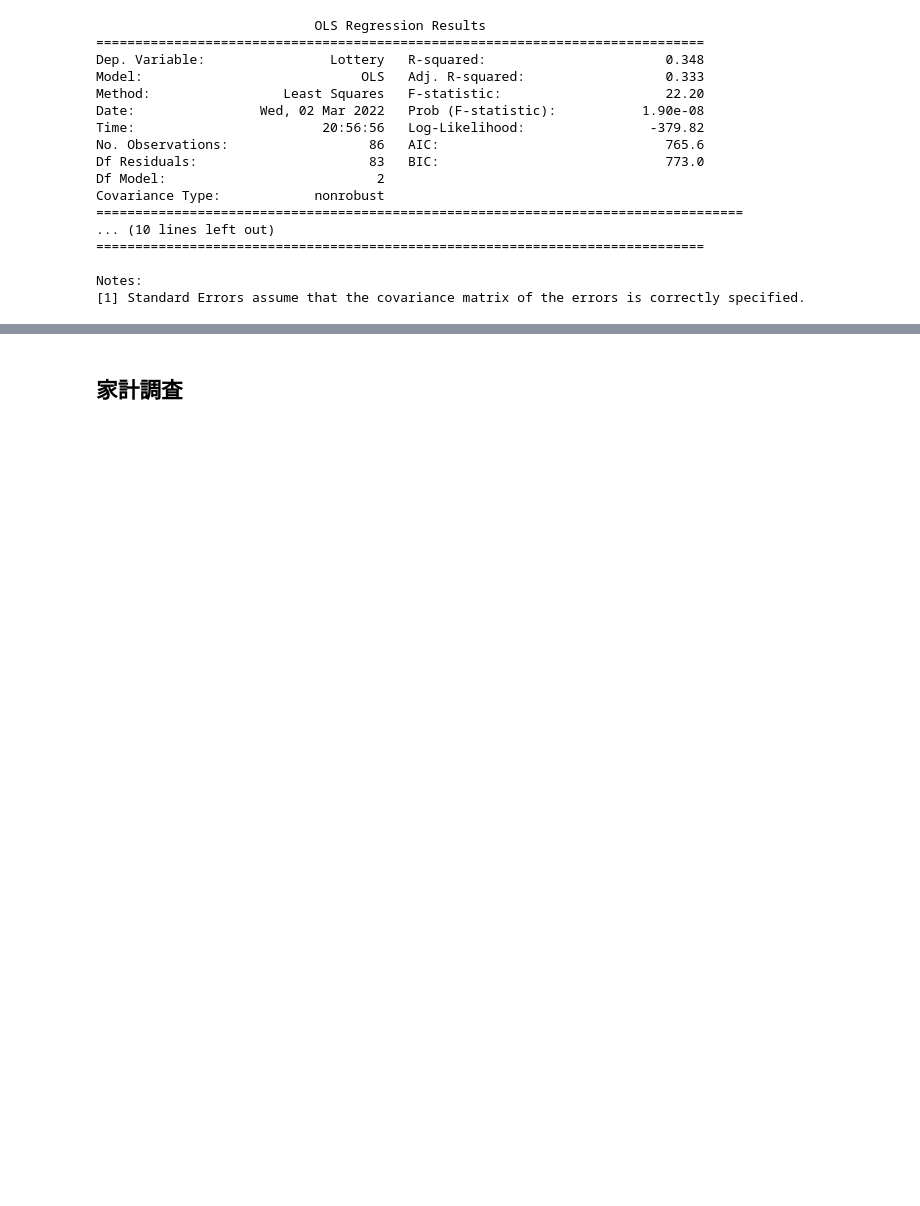
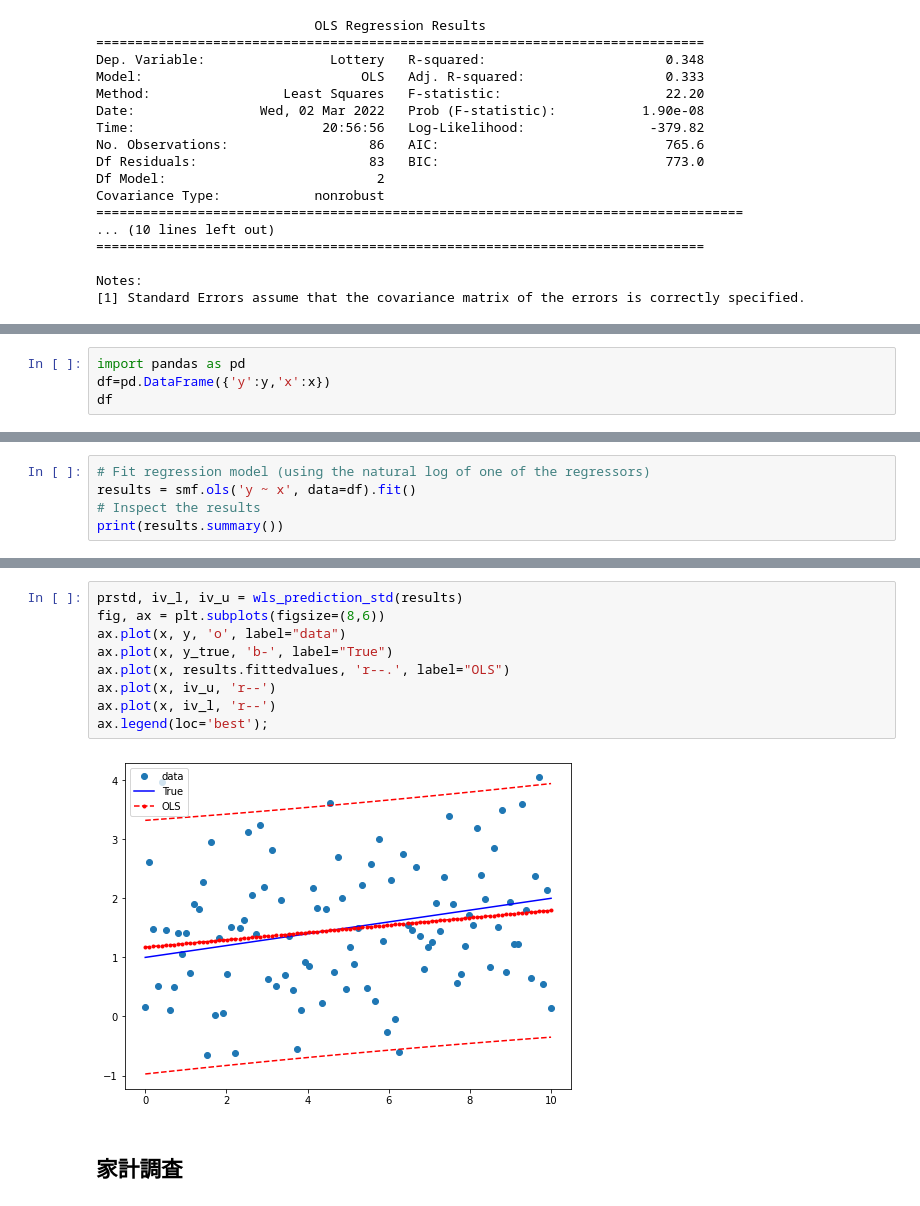
Before and after one commit to miwamasa/DataScience2022, a Jupyter notebook: notebooks/lecture5.ipynb, the cells around one changed output, grey strips where cells are left out. Cells and saved outputs as stored; diff of their text form; blank space fills up the shorter version.

```diff
--- a/notebooks/lecture5.ipynb
+++ b/notebooks/lecture5.ipynb
@@ -98,0 +232,4 @@ Notes:
+# %%
+import pandas as pd
+df=pd.DataFrame({'y':y,'x':x})
+df
@@ -98,0 +250,5 @@ Notes:
+# %%
+# Fit regression model (using the natural log of one of the regressors)
+results = smf.ols('y ~ x', data=df).fit()
+# Inspect the results
+print(results.summary())
@@ -99,3 +273,14 @@ Notes:
+# %%
+prstd, iv_l, iv_u = wls_prediction_std(results)
+fig, ax = plt.subplots(figsize=(8,6))
+ax.plot(x, y, 'o', label="data")
+ax.plot(x, y_true, 'b-', label="True")
+ax.plot(x, results.fittedvalues, 'r--.', label="OLS")
+ax.plot(x, iv_u, 'r--')
+ax.plot(x, iv_l, 'r--')
+ax.legend(loc='best');
+# %% [output]
+[figure, added]
 # %% [markdown]
 ## 家計調査
 # %%
```
Also changed, not shown: parts of 18 cells of this notebook, 1 other file.
